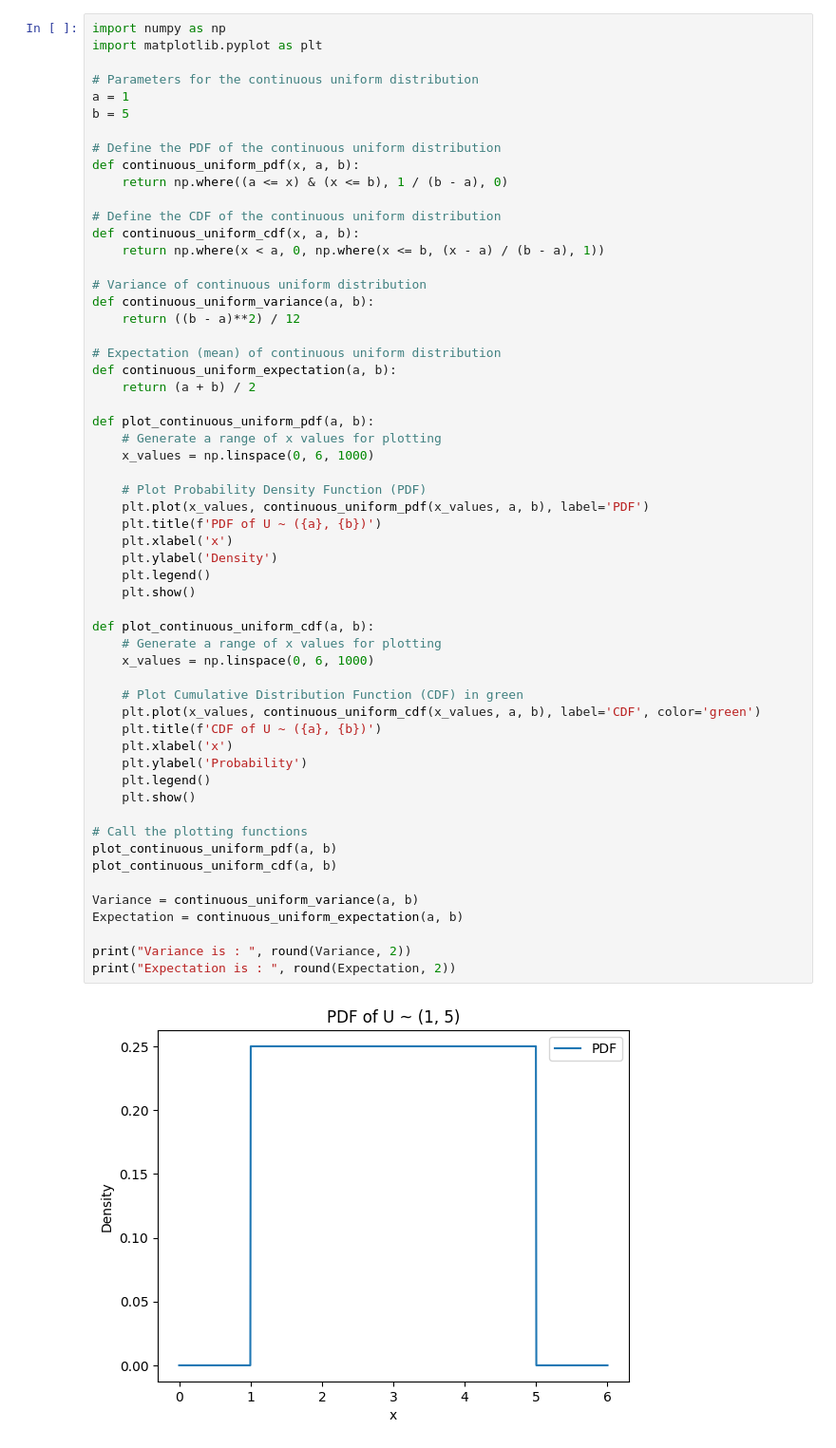
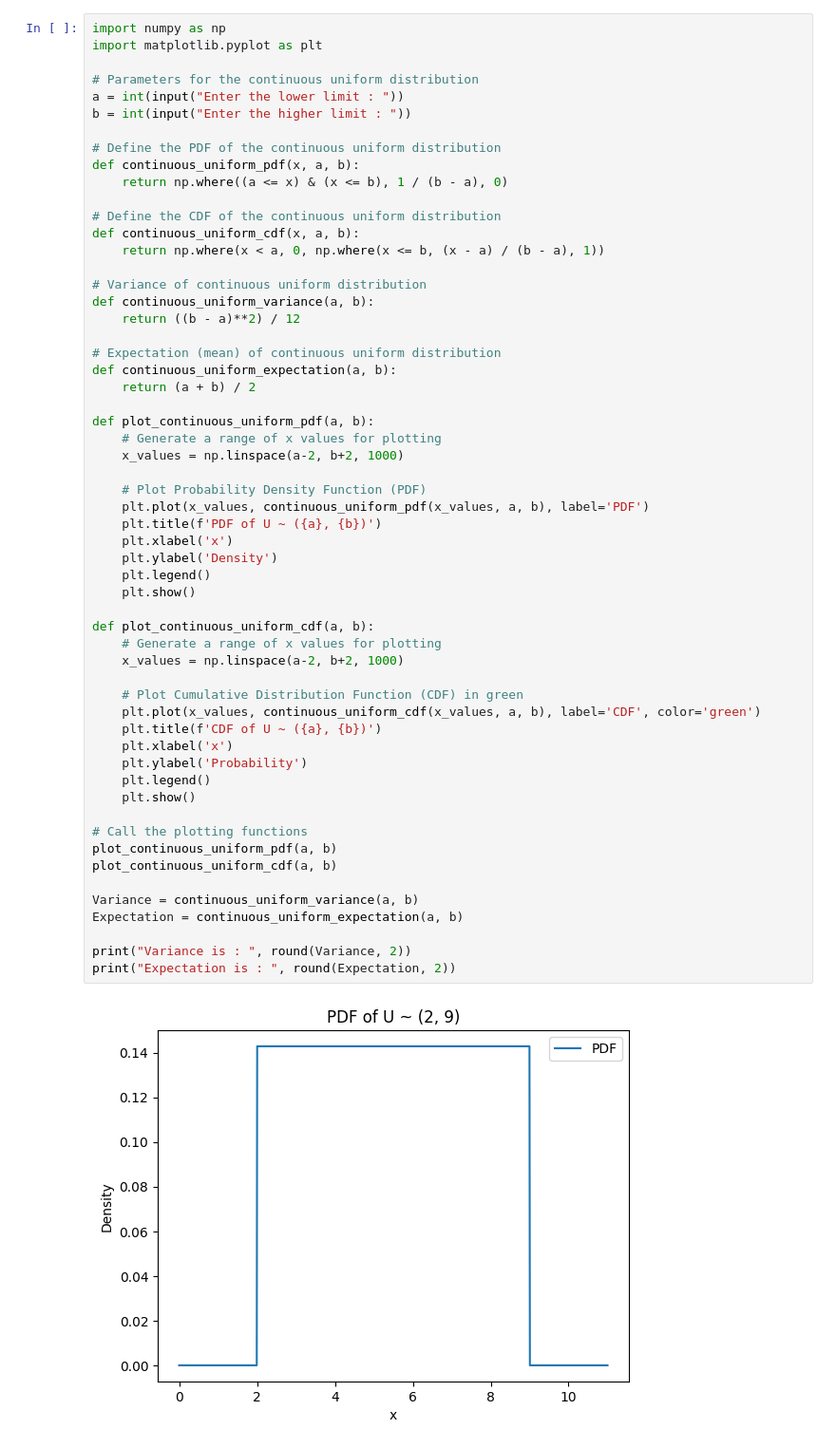
Before and after one commit to YahiaNaiem/Math5_project, a Jupyter notebook: Cont_uniform.ipynb, the cells around one changed output. Shown at 95% size. Cells and saved outputs as stored; diff of their text form.

```diff
--- a/Cont_uniform.ipynb
+++ b/Cont_uniform.ipynb
@@ -3,8 +3,8 @@ import numpy as np
 import matplotlib.pyplot as plt
 
 # Parameters for the continuous uniform distribution
-a = 1
-b = 5
+a = int(input("Enter the lower limit : "))
+b = int(input("Enter the higher limit : "))
 
 # Define the PDF of the continuous uniform distribution
 def continuous_uniform_pdf(x, a, b):
@@ -24,36 +24,36 @@ def continuous_uniform_expectation(a, b):
 
 def plot_continuous_uniform_pdf(a, b):
     # Generate a range of x values for plotting
-    x_values = np.linspace(0, 6, 1000)
+    x_values = np.linspace(a-2, b+2, 1000)
 
     # Plot Probability Density Function (PDF)
     plt.plot(x_values, continuous_uniform_pdf(x_values, a, b), label='PDF')
     plt.title(f'PDF of U ~ ({a}, {b})')
     plt.xlabel('x')
     plt.ylabel('Density')
     plt.legend()
     plt.show()
 
 def plot_continuous_uniform_cdf(a, b):
     # Generate a range of x values for plotting
-    x_values = np.linspace(0, 6, 1000)
+    x_values = np.linspace(a-2, b+2, 1000)
 
     # Plot Cumulative Distribution Function (CDF) in green
     plt.plot(x_values, continuous_uniform_cdf(x_values, a, b), label='CDF', color='green')
     plt.title(f'CDF of U ~ ({a}, {b})')
     plt.xlabel('x')
     plt.ylabel('Probability')
     plt.legend()
     plt.show()
 
 # Call the plotting functions
 plot_continuous_uniform_pdf(a, b)
 plot_continuous_uniform_cdf(a, b)
 
 Variance = continuous_uniform_variance(a, b)
 Expectation = continuous_uniform_expectation(a, b)
 
 print("Variance is : ", round(Variance, 2))
 print("Expectation is : ", round(Expectation, 2))
 # %% [output]
-[figure, old version]
+[figure, new version]
```
Also changed, not shown: parts of 1 cell of this notebook.
